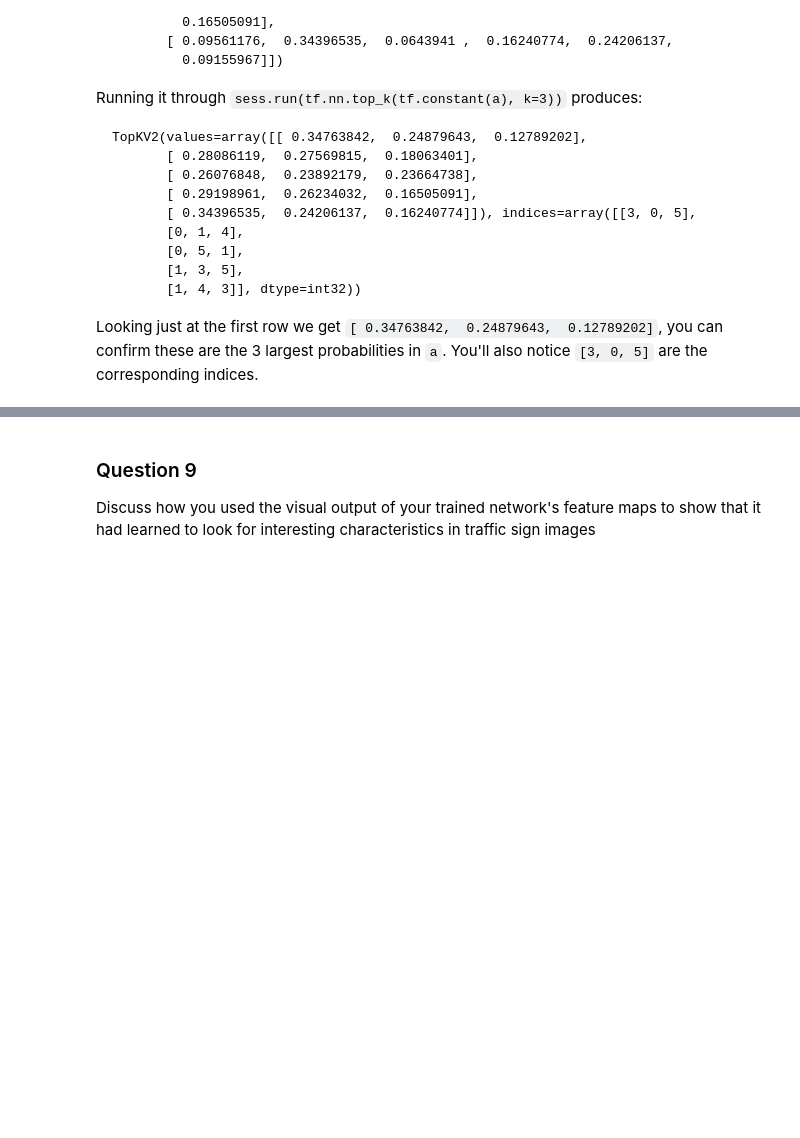
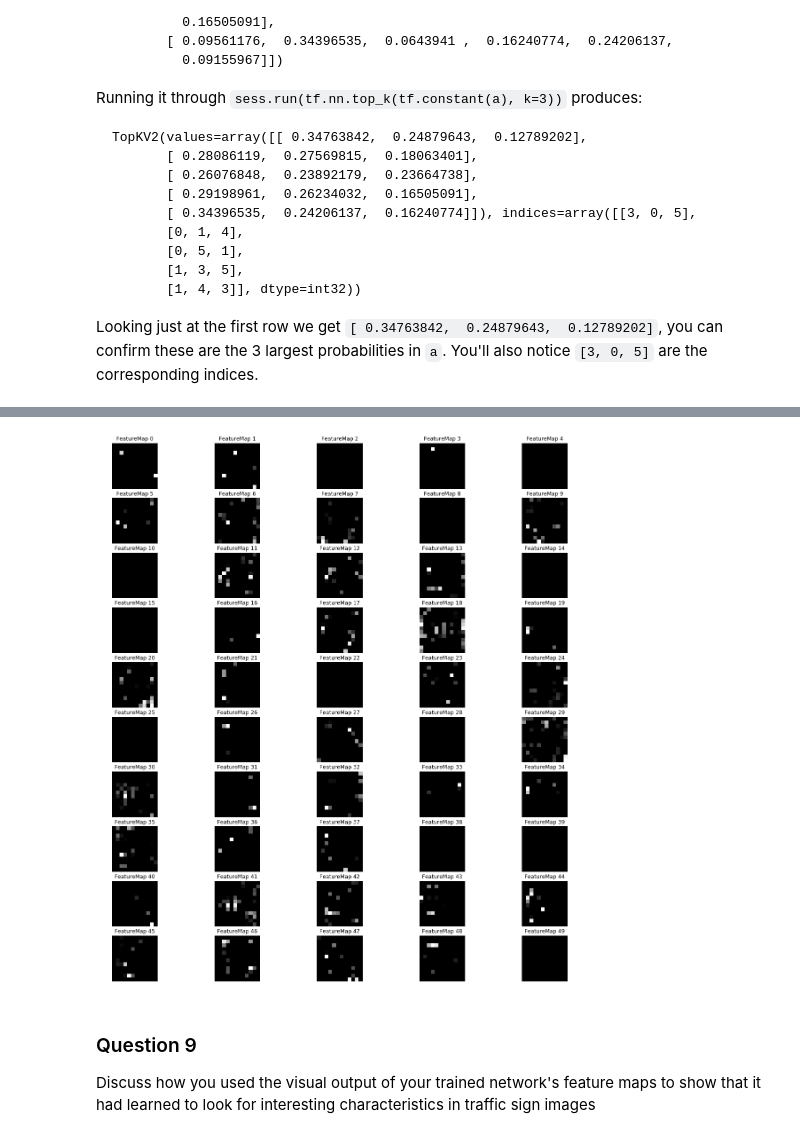
Before and after one commit to baocongchen/CarND-Traffic-Sign-Classifier-P2, a Jupyter notebook: Traffic_Sign_Classifier.ipynb, the cells around one changed output, grey strips where cells are left out. Cells and saved outputs as stored; diff of their text form; code cells hidden in the pictures; blank space fills up the shorter version.

```diff
--- a/Traffic_Sign_Classifier.ipynb
+++ b/Traffic_Sign_Classifier.ipynb
@@ -699,3 +762,7 @@ ValueError: num must be 1 <= num <= 152, not 153
+# %%
+outputFeatureMap([images[9]], conv3)
+# %% [output]
+[figure, added]
 # %% [markdown]
 ### Question 9
 
```
Also changed, not shown: parts of 32 cells of this notebook.
